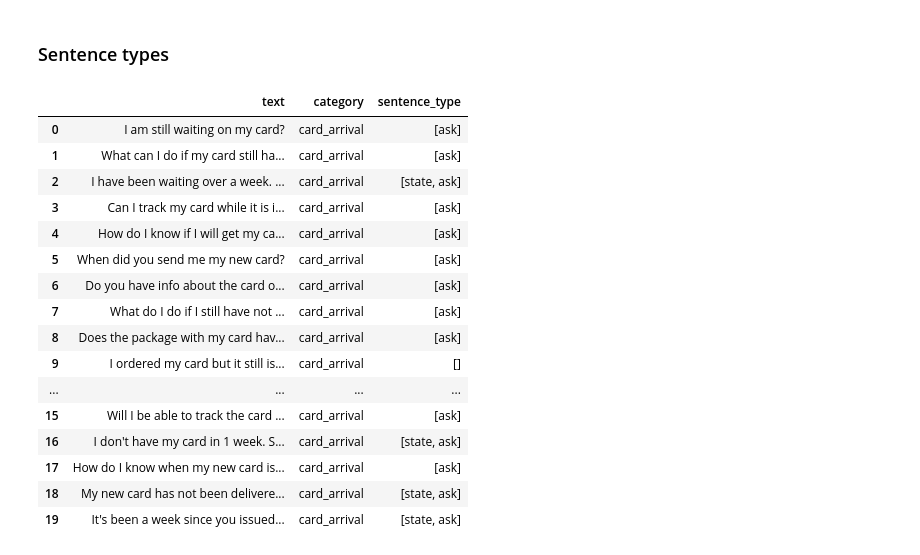
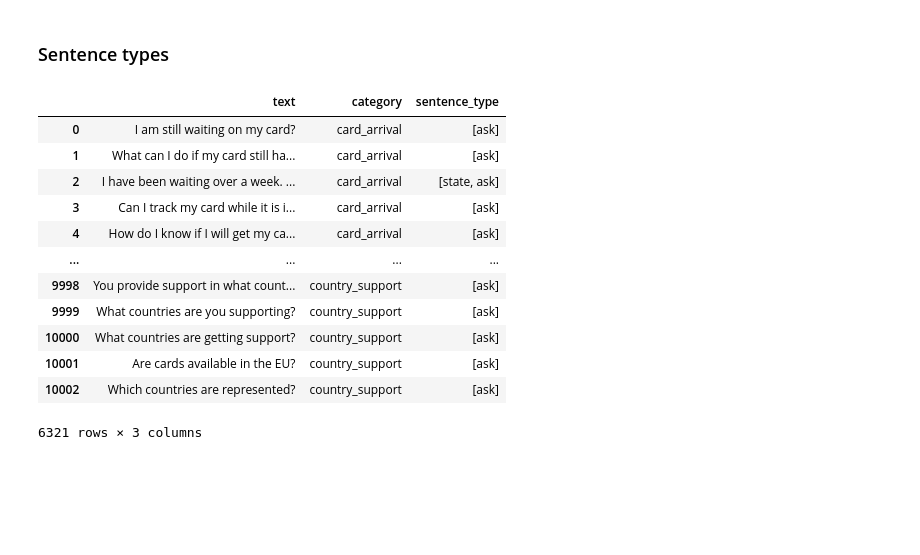
Before and after one commit to language-org/u2i, a Jupyter notebook: intent/notebooks/explore.ipynb, the cells around one changed output. Drawn from its saved outputs; the diff is of its cells as text; code cells hidden in the pictures; blank space fills up the shorter version.

Commit message:
show side by side text

```diff
--- a/intent/notebooks/explore.ipynb
+++ b/intent/notebooks/explore.ipynb
@@ -23,3 +24,6 @@ import re
+# %%
+# display
+pd.set_option("display.max_colwidth", 10)
 # %%
 proj_path = "/Users/steeve_laquitaine/desktop/CodeHub/intent/intent/"
 train_data_path = proj_path + "data/01_raw/banking77/train.csv"
@@ -181,26 +196,37 @@ def classify_sentence_type(sentences):
         sent_type.append(['ask' if ix=='?' else 'wish-or-excl' if ix=='!' else 'state' for ix in out])
     return sent_type
 
+
+def detect_sentence_type(df, sent_type:str):
+    """
+    Detect sentence types
+
+    parameters
+    ----------
+    sent_type: str
+        'state', 'ask', 'wish-excl'
+    """
+    return sent_type in df
+
 sentence_type = classify_sentence_type(train_data.text.tolist())
+train_data_feat = train_data.copy()
+train_data_feat["sentence_type"] = sentence_type
-# %%
-train_data_feat = train_data.copy()
-train_data_feat["sentence_type"] = sentence_type
-train_data_feat.head(20)
-# %% [output]
-|  | text | category | sentence_type |
-| 0 | I am still waiting on my card? | card_arrival | [ask] |
-| 1 | What can I do if my card still ha... | card_arrival | [ask] |
-| 2 | I have been waiting over a week. ... | card_arrival | [state, ask] |
-| 3 | Can I track my card while it is i... | card_arrival | [ask] |
-| 4 | How do I know if I will get my ca... | card_arrival | [ask] |
-| 5 | When did you send me my new card? | card_arrival | [ask] |
-| 6 | Do you have info about the card o... | card_arrival | [ask] |
-| 7 | What do I do if I still have not ... | card_arrival | [ask] |
-| 8 | Does the package with my card hav... | card_arrival | [ask] |
-| 9 | I ordered my card but it still is... | card_arrival | [] |
-| ... | ... | ... | ... |
-| 15 | Will I be able to track the card ... | card_arrival | [ask] |
-| 16 | I don't have my card in 1 week. S... | card_arrival | [state, ask] |
-| 17 | How do I know when my new card is... | card_arrival | [ask] |
-| 18 | My new card has not been delivere... | card_arrival | [state, ask] |
-| 19 | It's been a week since you issued... | card_arrival | [state, ask] |
+# %%
+# filter sentences by "type"
+TYPE = 'ask'
+filtered = train_data_feat[train_data_feat.apply(lambda x: detect_sentence_type(x.sentence_type, TYPE), axis=1)]
+filtered
+# %% [output]
+|  | text | category | sentence_type |
+| 0 | I am still waiting on my card? | card_arrival | [ask] |
+| 1 | What can I do if my card still ha... | card_arrival | [ask] |
+| 2 | I have been waiting over a week. ... | card_arrival | [state, ask] |
+| 3 | Can I track my card while it is i... | card_arrival | [ask] |
+| 4 | How do I know if I will get my ca... | card_arrival | [ask] |
+| ... | ... | ... | ... |
+| 9998 | You provide support in what count... | country_support | [ask] |
+| 9999 | What countries are you supporting? | country_support | [ask] |
+| 10000 | What countries are getting support? | country_support | [ask] |
+| 10001 | Are cards available in the EU? | country_support | [ask] |
+| 10002 | Which countries are represented? | country_support | [ask] |
+6321 rows × 3 columns
```
Also changed, not shown: parts of 6 cells of this notebook.
